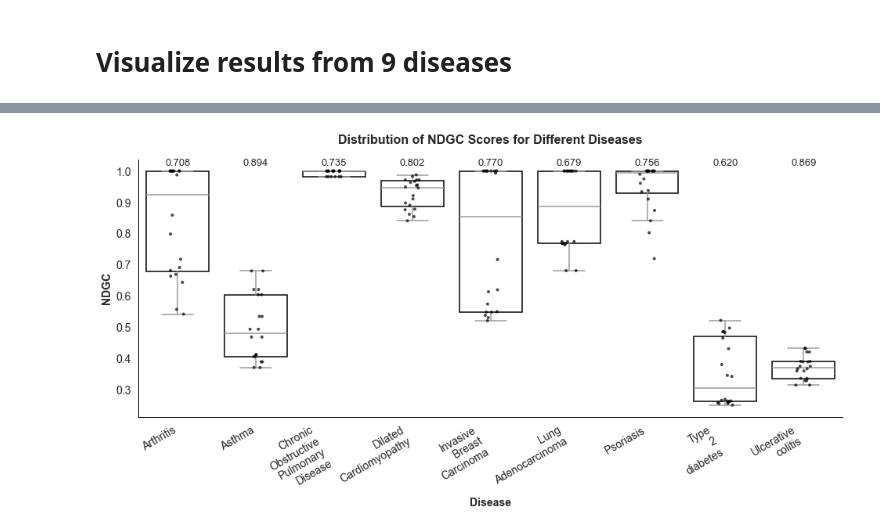
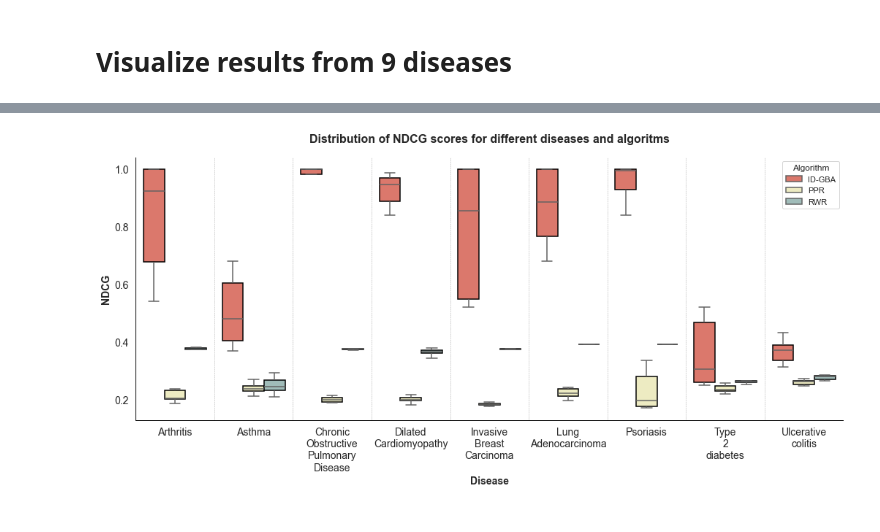
Before and after one commit to BRL-BCM/CTD, a Jupyter notebook: notebooks/gba_figure.ipynb, the cells around one changed output, grey strips where cells are left out. Cells and saved outputs as stored; diff of their text form; code cells hidden in the pictures.

Commit message:
Visualisations for different algorithms and diseases.

```diff
--- a/notebooks/gba_figure.ipynb
+++ b/notebooks/gba_figure.ipynb
@@ -9,12 +9,17 @@ import matplotlib.pyplot as plt
 # %% [markdown]
 # Visualize results from 9 diseases
 # %%
-filenames = sorted(glob("../results/final_10_splits_9_diseases/*.csv"))
+algo_paths = sorted(glob("../results/9_diseases/*"))
 all_dfs = pd.DataFrame()
-for fname in filenames:
-    disease = os.path.basename(fname).replace('benchmark_results_', '').replace('.csv','').replace('_', '\n')
-    df = pd.read_csv(fname)
-    df['disease'] = disease
-    all_dfs = pd.concat([all_dfs, df])
+for algo_path in algo_paths:
+    filenames = sorted(glob(f"{algo_path}/benchmark_results_*.csv"))
+
+    for fname in filenames:
+        disease = os.path.basename(fname).replace('benchmark_results_', '').replace('.csv','').replace('_', '\n')
+        algo = os.path.basename(algo_path)
+        df = pd.read_csv(fname)
+        df['disease'] = disease
+        df['algorithm'] = algo
+        all_dfs = pd.concat([all_dfs, df])
 all_dfs
 # %% [output]
@@ -37,47 +42,66 @@ conductances = {'Arthritis': 0.708, 'Asthma': 0.894, 'Chronic\nObstructive\nPulm
        'Dilated\nCardiomyopathy': 0.802, 'Invasive\nBreast\nCarcinoma': 0.77,
        'Lung\nAdenocarcinoma': 0.679, 'Psoriasis': 0.756, 'Type\n2\ndiabetes': 0.62,
        'Ulcerative\ncolitis': 0.869}
-show_diseases = list(conductances.keys()) #['Chronic\nObstructive\nPulmonary\nDisease', 'Psoriasis']
+show_diseases = list(conductances.keys())
 conductances = {k: v for k, v in conductances.items() if k in show_diseases}
 subset_df = all_dfs[all_dfs['disease'].isin(show_diseases)]
+subset_df.rename(columns={'algorithm': 'Algorithm'}, inplace=True)
 
 # Set the figure size and style for Nature-like aesthetics
 sns.set(style="white", context="notebook", font="Arial", rc={"axes.edgecolor": "black", "axes.linewidth": 1})
 
-plt.figure(figsize=(len(show_diseases)*1.5, 7))
+plt.figure(figsize=(len(show_diseases) * 1.6, 7))
 
-# Create the boxplot with black borders
-boxplot = sns.boxplot(data=subset_df, x='disease', y='ndgc', showfliers=False,
+# Custom colors for the hue
+hue_colors = ['#ed6a5a', '#f4f1bb', '#9bc1bc']
+
+# Create the boxplot with black borders and custom colors
+boxplot = sns.boxplot(data=subset_df, x='disease', y='ndgc',
+                      hue='Algorithm',  # Different colors for each algorithm
+                      palette=hue_colors,  # Custom colors
+                      showfliers=False,
                       color='white',  # White fill
                       linewidth=1.5)  # Border width
 
 # Add black borders manually for all boxes
 for patch in boxplot.patches:
     patch.set_edgecolor('black')  # Set border color to black
     patch.set_linewidth(1.5)      # Set border width
 
-# Add data points with a jittered stripplot for better visibility
-sns.stripplot(data=subset_df, x='disease', y='ndgc',
-              color='black', size=4, jitter=True, alpha=0.7)
+# Add light vertical lines to separate diseases
+for i in range(len(show_diseases) - 1):
+    plt.axvline(i + 0.5, color='gray', linestyle='--', linewidth=0.5, alpha=0.7)
 
 # Beautify the axes labels and title
 plt.xlabel('Disease', fontsize=14, fontweight='bold', fontname='Arial')
-plt.ylabel('NDGC', fontsize=14, fontweight='bold', fontname='Arial')
-plt.title('Distribution of NDGC Scores for Different Diseases', fontsize=16, fontweight='bold', fontname='Arial', pad=20)
+plt.ylabel('NDCG', fontsize=14, fontweight='bold', fontname='Arial')
+plt.title('Distribution of NDCG scores for different diseases and algoritms', fontsize=16, fontweight='bold', fontname='Arial', pad=20)
 
 # Remove unnecessary spines for a clean look
 sns.despine(top=True, right=True, left=False, bottom=False)
 
 # Add conductance values above each box at y=1.01
-for i, (disease, cond) in enumerate(conductances.items()):
-    plt.text(i, 1.01, f'{cond:.3f}', ha='center', va='bottom', fontsize=13, fontname='Arial')
+# for i, (disease, cond) in enumerate(conductances.items()):
+#     plt.text(i, 1.01, f'{cond:.3f}', ha='center', va='bottom', fontsize=13, fontname='Arial')
 
 # Adjust tick label size and rotation for clarity
-plt.xticks(fontsize=14, fontname='Arial', rotation=30, ha='right')
+# plt.xticks(fontsize=14, fontname='Arial', rotation=45, ha='right')
 plt.yticks(fontsize=14, fontname='Arial')
 
-plt.savefig('ndgc_9_diseases.png', dpi=300, bbox_inches='tight')
+# Adjust x-tick labels for better alignment
+plt.xticks(
+    ticks=range(len(show_diseases)),  # Explicitly set ticks for the diseases
+    labels=show_diseases,  # Use the disease names as labels
+    fontsize=14,  # Adjust font size
+    fontname='Arial',  # Set the font
+    rotation=0,  # Keep labels upright since they contain newline characters
+    ha='center',  # Center-align the labels under the corresponding group
+)
+
+
+# Save and show the plot
+plt.savefig('ndcg_9_diseases_boxplot.png', dpi=300, bbox_inches='tight')
 plt.tight_layout()
 plt.show()
 # %% [output]
-[figure, old version]
+[figure, new version]
```
Also changed, not shown: parts of 2 cells of this notebook.
